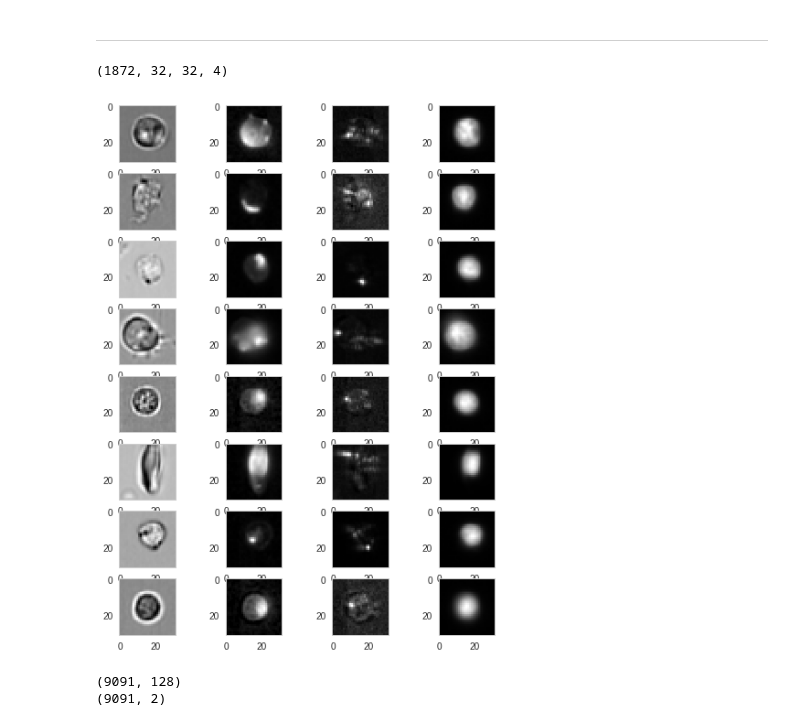
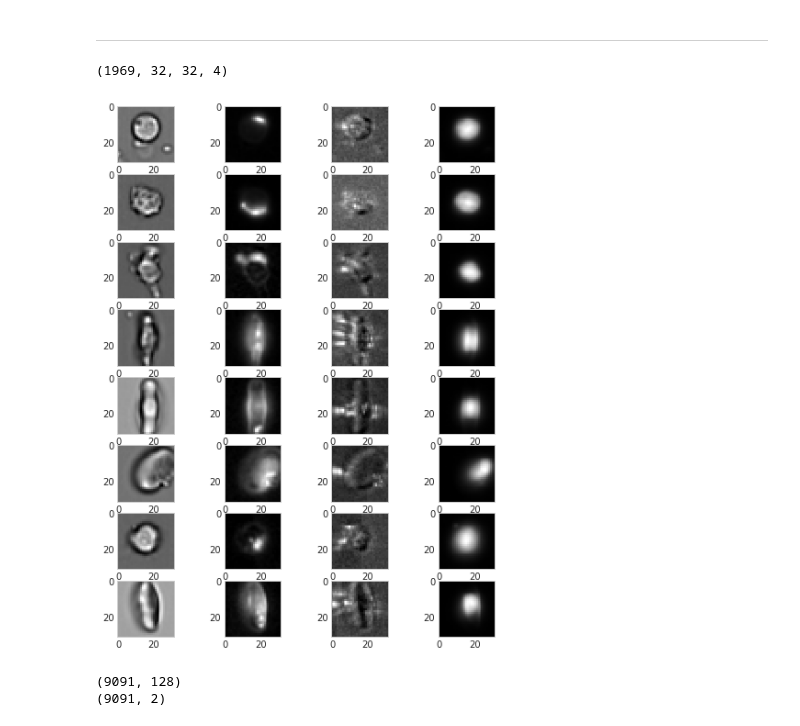
Before and after one commit to cwood1967/DeepLearning, a Jupyter notebook: autoencoder/infer-four-channel.ipynb, the cells around one changed output. Cells and saved outputs as stored; diff of their text form; code cells hidden in the pictures.

```diff
--- a/autoencoder/infer-four-channel.ipynb
+++ b/autoencoder/infer-four-channel.ipynb
@@ -81,5 +81,5 @@ INFO:tensorflow:Restoring parameters from /home/cjw/disk2cjw/PythonLib/cjwdeeple
 # %%
-datadir = "/home/cjw/disk2cjw/Data/cyto/FiveChannels"
+datadir = "/v/Data/cyto/FiveChannels"
 #datadir = "/home/cjw/disk2cjw/Data/yeast/"
 mmfiles = utils.list_mmfiles(datadir)
 print(mmfiles)
@@ -358,7 +362,7 @@ for k in range(nk):
         counter += 1
         try:
             rnd = inum[np.random.randint(0,len(inum))]
-            plt.imshow(ximages[rnd,:,:,1], cmap='gray')
+            plt.imshow(ximages[rnd,:,:,0], cmap='gray')
             plt.text(8, 12,str(rnd), fontsize=24, color='white')
         except:
             plt.imshow(np.zeros((64,64)))
@@ -367,7 +371,7 @@ for k in range(nk):
 # %% [markdown]
 -------------------------------------------------------------------------
 # %%
-tn = 4
+tn = 1
 images4 = ximages[agc == tn]
 g4 = g_all[agc == tn]
 plt.figure(figsize=(8,12))
@@ -380,35 +384,35 @@ res = sess.run(sdd, feed_dict={enc:gtest})
 gav = np.mean(g_all, axis=0)
 gav = np.expand_dims(gav.squeeze(), axis=0)
 resav = sess.run(sdd, feed_dict={enc:gav})
 
 ppi = 0
 for i in range(8):
     ix = np.random.randint(0, len(g4))
     plt.subplot(9,4,i*4 + 1)
     plt.imshow(images4[ix,:,:,0], cmap='gray')
 
     plt.subplot(9,4,i*4 + 2)
     plt.imshow(images4[ix,:,:,1], cmap='gray')
 
     plt.subplot(9,4, i*4 + 3)
     plt.imshow(images4[ix,:,:,2], cmap='gray')
 
     plt.subplot(9,4,i*4 + 4)
     plt.imshow(images4[ix,:,:,3], cmap='gray')
     plt.subplot(9,4, i*4 + 3)
     ppi += 2
 
 #plt.subplot(9,2, ppi+ 1 )
 #plt.imshow(res.squeeze())
 #plt.subplot(9,2, ppi + 2)
 #plt.plot(gtest.squeeze())
 #plt.subplot(6,2, ppi + 3)
 #plt.imshow(resav.squeeze())
 #plt.subplot(6,2, ppi + 4)
 #plt.plot(gav.squeeze())
 # %% [output]
-(1872, 32, 32, 4)
+(1969, 32, 32, 4)
-[figure, old version]
+[figure, new version]
 # %%
 from sklearn.manifold import TSNE
 
```
Also changed, not shown: parts of 9 cells of this notebook.
